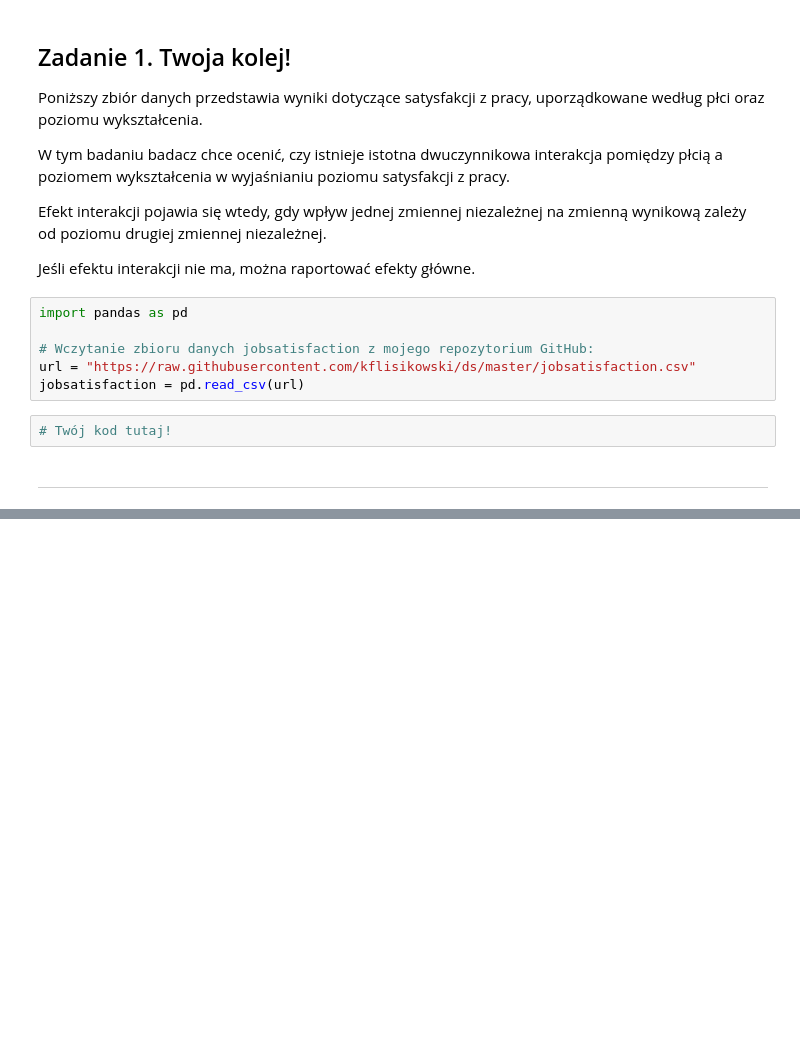
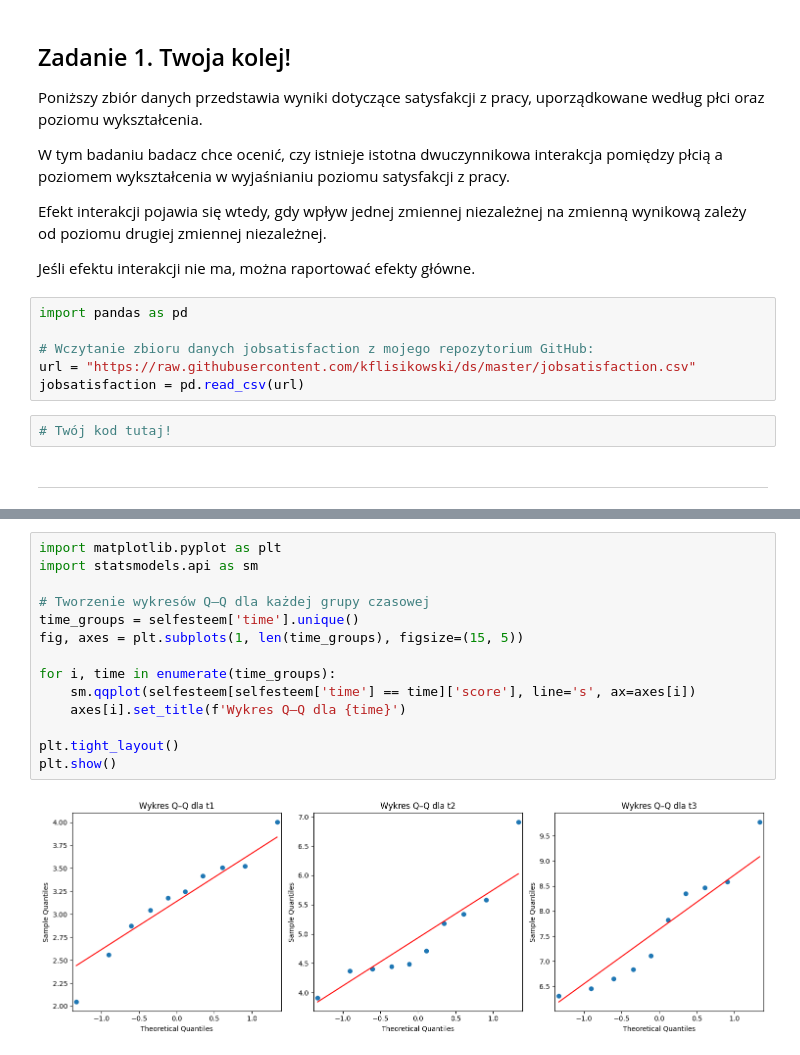
Before and after one commit to rk404/sadKF, a Jupyter notebook: 14-Anova.ipynb, the cells around one changed output, grey strips where cells are left out. Cells and saved outputs as stored; diff of their text form; blank space fills up the shorter version.

```diff
--- a/14-Anova.ipynb
+++ b/14-Anova.ipynb
@@ -319,0 +474,16 @@ jobsatisfaction = pd.read_csv(url)
+# %%
+import matplotlib.pyplot as plt
+import statsmodels.api as sm
+
+# Tworzenie wykresów Q–Q dla każdej grupy czasowej
+time_groups = selfesteem['time'].unique()
+fig, axes = plt.subplots(1, len(time_groups), figsize=(15, 5))
+
+for i, time in enumerate(time_groups):
+    sm.qqplot(selfesteem[selfesteem['time'] == time]['score'], line='s', ax=axes[i])
+    axes[i].set_title(f'Wykres Q–Q dla {time}')
+
+plt.tight_layout()
+plt.show()
+# %% [output]
+[figure, added]
```
Also changed, not shown: parts of 24 cells of this notebook.
